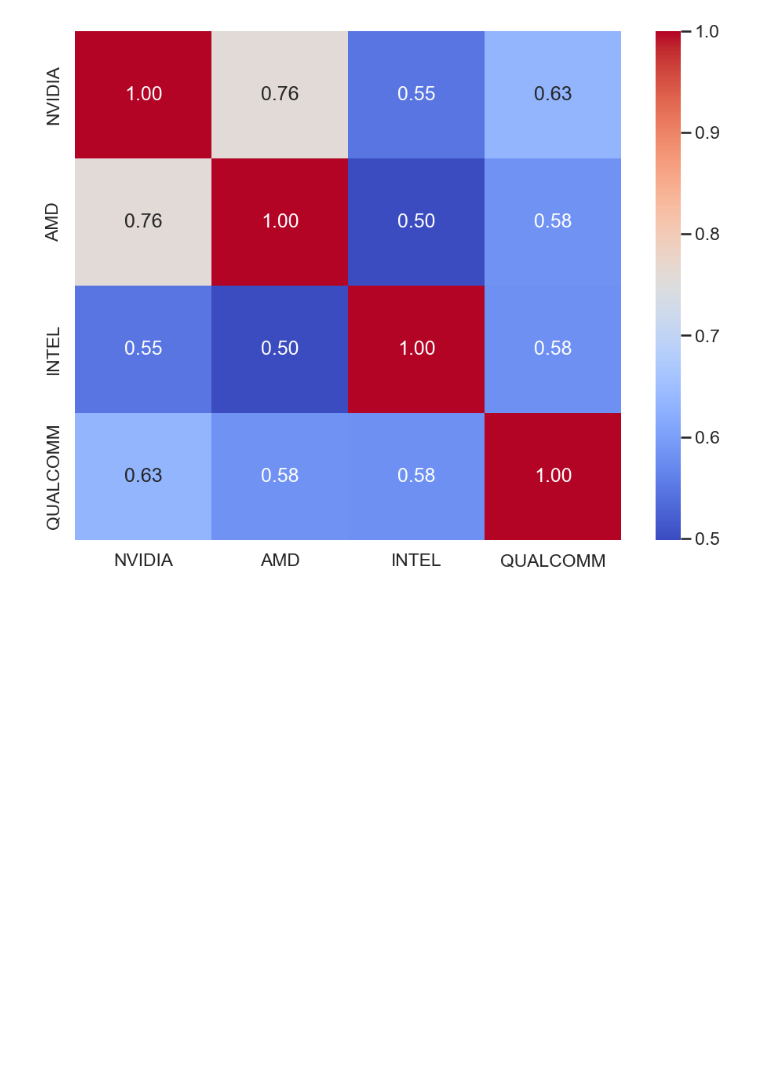
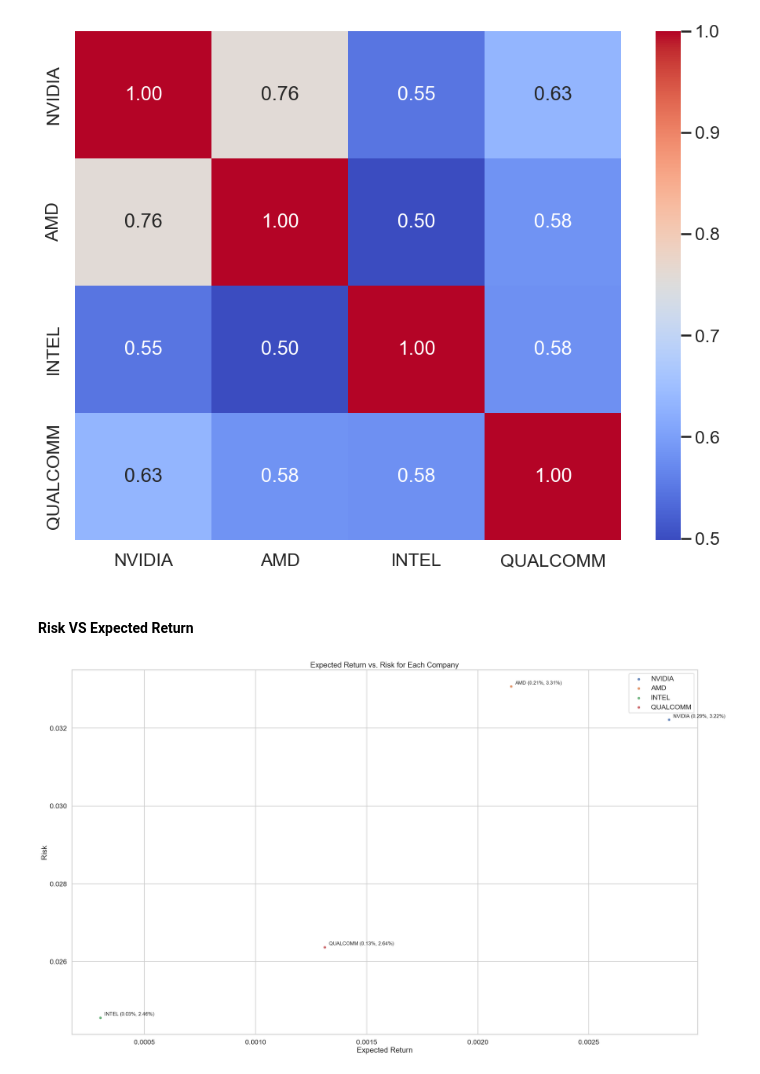
Before and after one commit to dhwanu19/nvidia-stock-price-analysis, a Jupyter notebook: analysis.ipynb, the cells around one changed output. Cells and saved outputs as stored; diff of their text form; code cells hidden in the pictures; blank space fills up the shorter version.

```diff
--- a/analysis.ipynb
+++ b/analysis.ipynb
@@ -141,0 +168,17 @@ plt.show()
+# %%
+# Calculating Compound Annual Growth Rate
+cagr_results = {}
+n_years = 5  # The period over which we're calculating CAGR
+
+for c_data, c_name in zip(data_list, c_names):
+    # Extract the closing price at the beginning and end of the period
+    beginning_value = c_data['Adj Close'].iloc[0]
+    ending_value = c_data['Adj Close'].iloc[-1]
+
+    # Calculate CAGR
+    cagr = ((ending_value / beginning_value) ** (1 / n_years)) - 1
+    cagr_results[c_name] = cagr
+
+# Print the CAGR for each company
+for company, cagr in cagr_results.items():
+    print(f"{company}: {cagr*100:.2f}% annual growth rate")
@@ -163,3 +211,37 @@ plt.show()
 # %% [output]
 [figure]
 [figure]
+# %% [markdown]
+#### Risk VS Expected Return
+# %%
+plt.figure(figsize=(24, 15))
+area = np.pi * 20
+
+# Iterate over each company name to calculate and plot their expected return and risk
+for c_name in c_names:
+    # Create a boolean mask for the current company
+    mask = data['Company Name'] == c_name
+    # Calculate the daily return and store it in a temporary variable instead of modifying the slice directly
+    daily_return = data.loc[mask, 'Adj Close'].pct_change()
+    # Now you can work with daily_return directly without modifying the original DataFrame
+    mean_return = daily_return.mean()
+    risk = daily_return.std()
+
+    plt.scatter(mean_return, risk, s=area, label=c_name, alpha=0.9, linewidths=2, edgecolors='w')
+
+    plt.annotate(f'{c_name} ({mean_return:.2%}, {risk:.2%})',
+                xy=(mean_return, risk),
+                xytext=(10, 5),
+                textcoords='offset points',
+                fontsize=12,
+                arrowprops=dict(arrowstyle="->", connectionstyle="arc3,rad=.2"))
+
+plt.title('Expected Return vs. Risk for Each Company')
+plt.xlabel('Expected Return')
+plt.ylabel('Risk')
+
+plt.legend(loc='upper right')
+plt.grid(True)
+plt.show()
+# %% [output]
+[figure, added]
```
Also changed, not shown: parts of 8 cells of this notebook.
